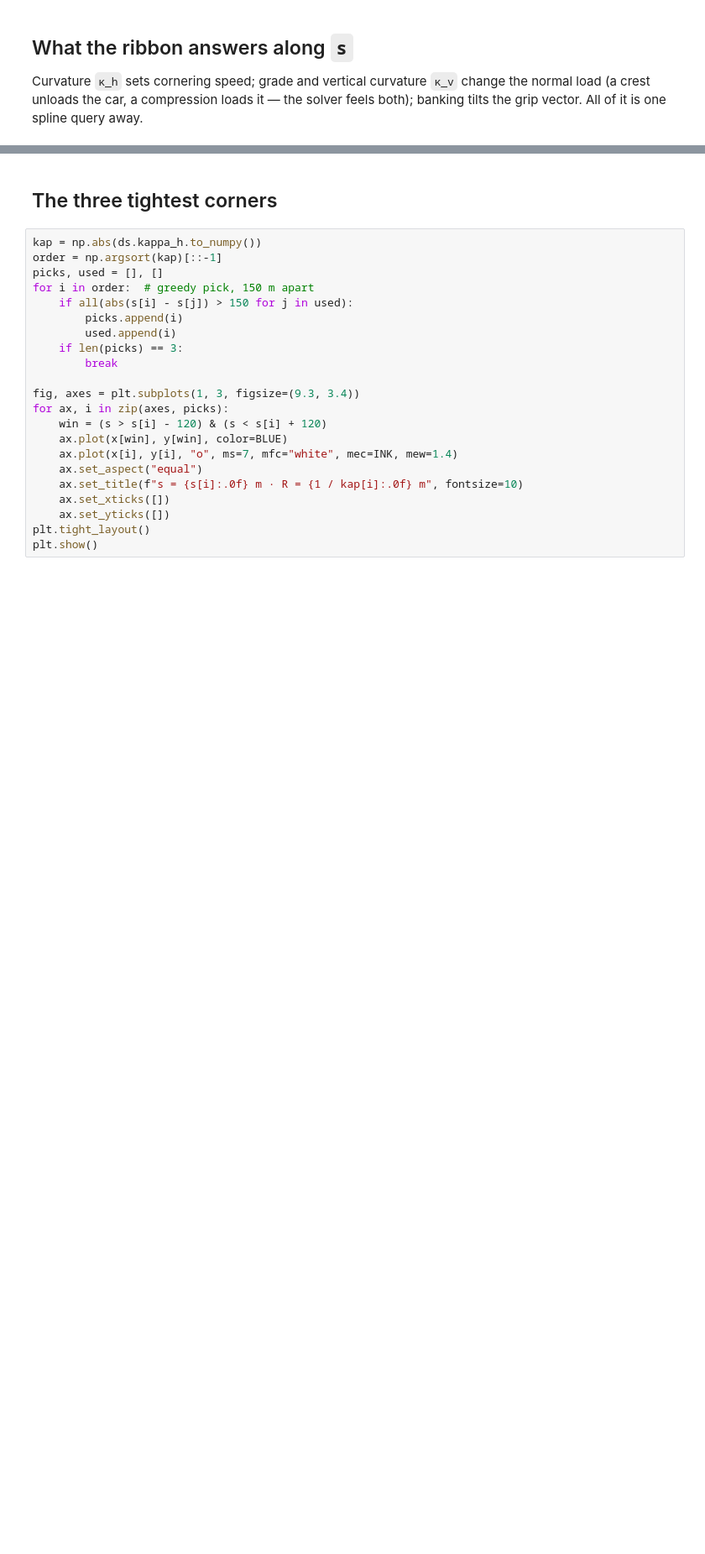
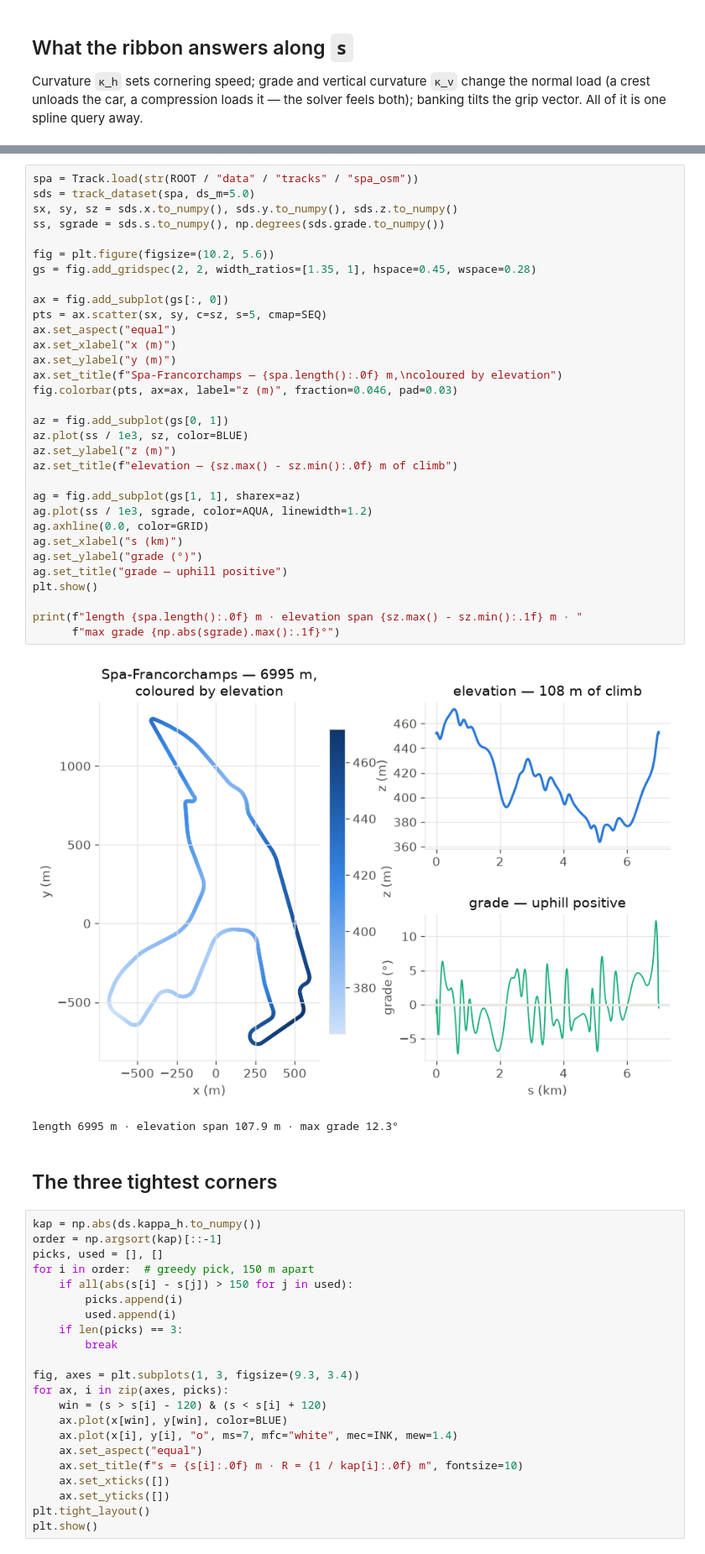
Before and after one commit to KMoula30/outlap, a Jupyter notebook: notebooks/02_track.ipynb, the cells around one changed output, grey strips where cells are left out. Shown at 84% size. Saved outputs shown, nothing was run; the diff lists cells and outputs as text; blank space fills up the shorter version.

```diff
--- a/notebooks/02_track.ipynb
+++ b/notebooks/02_track.ipynb
@@ -126,3 +137,38 @@ plt.show()
+# %%
+spa = Track.load(str(ROOT / "data" / "tracks" / "spa_osm"))
+sds = track_dataset(spa, ds_m=5.0)
+sx, sy, sz = sds.x.to_numpy(), sds.y.to_numpy(), sds.z.to_numpy()
+ss, sgrade = sds.s.to_numpy(), np.degrees(sds.grade.to_numpy())
+
+fig = plt.figure(figsize=(10.2, 5.6))
+gs = fig.add_gridspec(2, 2, width_ratios=[1.35, 1], hspace=0.45, wspace=0.28)
+
+ax = fig.add_subplot(gs[:, 0])
+pts = ax.scatter(sx, sy, c=sz, s=5, cmap=SEQ)
+ax.set_aspect("equal")
+ax.set_xlabel("x (m)")
+ax.set_ylabel("y (m)")
+ax.set_title(f"Spa-Francorchamps — {spa.length():.0f} m,\ncoloured by elevation")
+fig.colorbar(pts, ax=ax, label="z (m)", fraction=0.046, pad=0.03)
+
+az = fig.add_subplot(gs[0, 1])
+az.plot(ss / 1e3, sz, color=BLUE)
+az.set_ylabel("z (m)")
+az.set_title(f"elevation — {sz.max() - sz.min():.0f} m of climb")
+
+ag = fig.add_subplot(gs[1, 1], sharex=az)
+ag.plot(ss / 1e3, sgrade, color=AQUA, linewidth=1.2)
+ag.axhline(0.0, color=GRID)
+ag.set_xlabel("s (km)")
+ag.set_ylabel("grade (°)")
+ag.set_title("grade — uphill positive")
+plt.show()
+
+print(f"length {spa.length():.0f} m · elevation span {sz.max() - sz.min():.1f} m · "
+      f"max grade {np.abs(sgrade).max():.1f}°")
+# %% [output]
+[figure, added]
+length 6995 m · elevation span 107.9 m · max grade 12.3°
 # %% [markdown]
 ## The three tightest corners
 # %%
```
Also changed, not shown: parts of 2 cells of this notebook, 6 other files.
